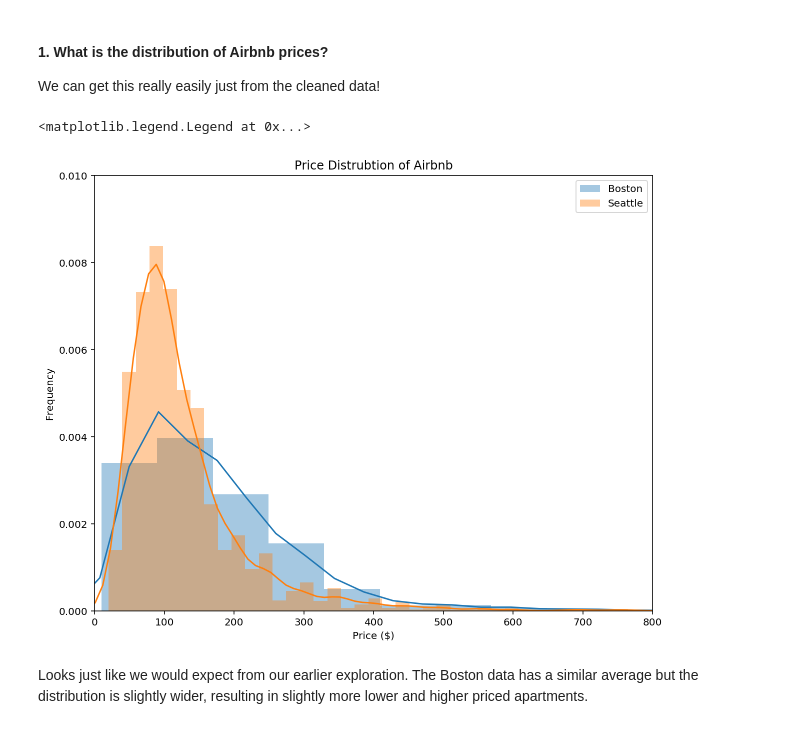
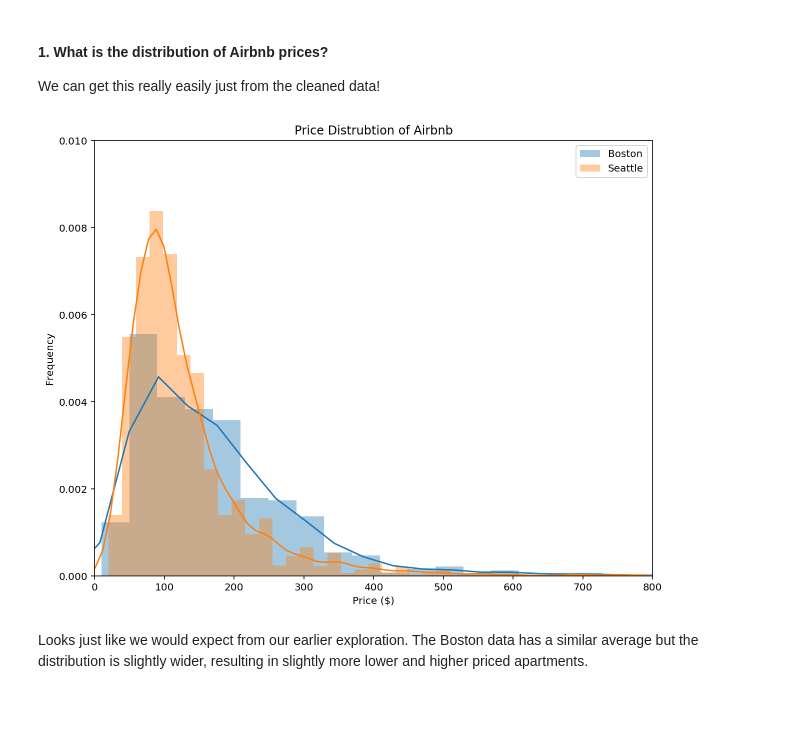
Before and after one commit to vrlambert/DSND-Term2-Blog-Post, a Jupyter notebook: Airbnb Data Investigation.ipynb, the cells around one changed output. Drawn from its saved outputs; the diff is of its cells as text; code cells hidden in the pictures.

```diff
--- a/Airbnb Data Investigation.ipynb
+++ b/Airbnb Data Investigation.ipynb
@@ -157,6 +167,19 @@ Now we see many of the price features are encoded incorrectly, with a `$` as a p
 # %%
 price_columns = ['price', 'security_deposit', 'cleaning_fee', 'extra_people']
 def transform_prices(df, price_cols = price_columns):
+    """
+    Cleans the price features of the dataframe.
+
+    Given a list of price features, transforms them from $1,000 to 1000.
+
+    Parameters:
+    df (DataFrame): the target dataframe
+    price_cols (iterable): the column names contained in an iterable
+
+    Returns:
+    None
+
+    """
     for col in price_cols:
         df[col] = df[col].str[1:].str.replace(',','').astype(float)
 # %%
@@ -166,6 +189,19 @@ Similar to the prices, the percent features have an extra `%`.
 # %%
 percentages = ['host_response_rate', 'host_acceptance_rate']
 def transform_percents(df, percent_cols = percentages):
+    """
+    Cleans the percent features of the dataframe.
+
+    Given a list of percent features, transforms them from 23% to 0.23.
+
+    Parameters:
+    df (DataFrame): the target dataframe
+    percent_cols (iterable): the column names contained in an iterable
+
+    Returns:
+    None
+
+    """
     for col in percent_cols:
         df[col] = df[col].str[:-1].astype(float)/100
 # %%
@@ -264,0 +301,2 @@ Looks like most of our columns have 0 missing values, but there are a few left t
+# %%
+boston_listings.dropna(subset=['bedrooms', 'bathrooms', 'beds'], inplace=True)
@@ -268,6 +328,16 @@ boston_listings.fillna(0, inplace=True)
 Now let's wrap all of this up into one easy to use cleaning function:
 # %%
 def clean_airbnb_data(df_raw):
+    """
+    Wraps up all the above cleaning steps into one function!
+
+    Parameters:
+    df_raw (DataFrame): pass in the raw dataframe from the airbnb data
+
+    Returns:
+    cleaned dataframe: DataFrame cleaned according to the necessary steps.
+
+    """
     # drop unused columns
     to_drop = {'id', 'scrape_id', 'last_scraped', 'experiences_offered', 'host_id',
            'host_name', 'host_neighbourhood', 'neighbourhood', 'neighbourhood_group_cleansed',
@@ -336,6 +406,7 @@ def clean_airbnb_data(df_raw):
     df.host_since = pd.to_datetime(df.host_since).apply(lambda x: 2018 - x.year)
 
     # fill the remaining missing values
+    df.dropna(subset=['bedrooms', 'bathrooms', 'beds'], inplace=True)
     df.fillna(0, inplace=True)
     return df
 # %% [markdown]
@@ -546,20 +627,20 @@ prices.columns=['boston', 'seattle']
 # %%
 plt.figure(figsize=(10,8))
 
-ax = sns.distplot(boston_listings.price)
+ax = sns.distplot(boston_listings.price, bins=100)
 sns.distplot(seattle_listings.price, ax=ax)
 
 ax.set_xlim(0, 800)
 ax.set_ylim(0, 0.01)
 
 ax.set_title('Price Distrubtion of Airbnb')
 ax.set_xlabel('Price ($)')
 ax.set_ylabel('Frequency')
 
 plt.legend(labels=['Boston', 'Seattle'])
+plt.savefig('price_distribution.png')
 # %% [output]
-<matplotlib.legend.Legend at 0x...>
-[figure, old version]
+[figure, new version]
 # %% [markdown]
 Looks just like we would expect from our earlier exploration. The Boston data has a similar average but the distribution is slightly wider, resulting in slightly more lower and higher priced apartments.
 # %% [markdown]
```
Also changed, not shown: parts of 11 cells of this notebook.
